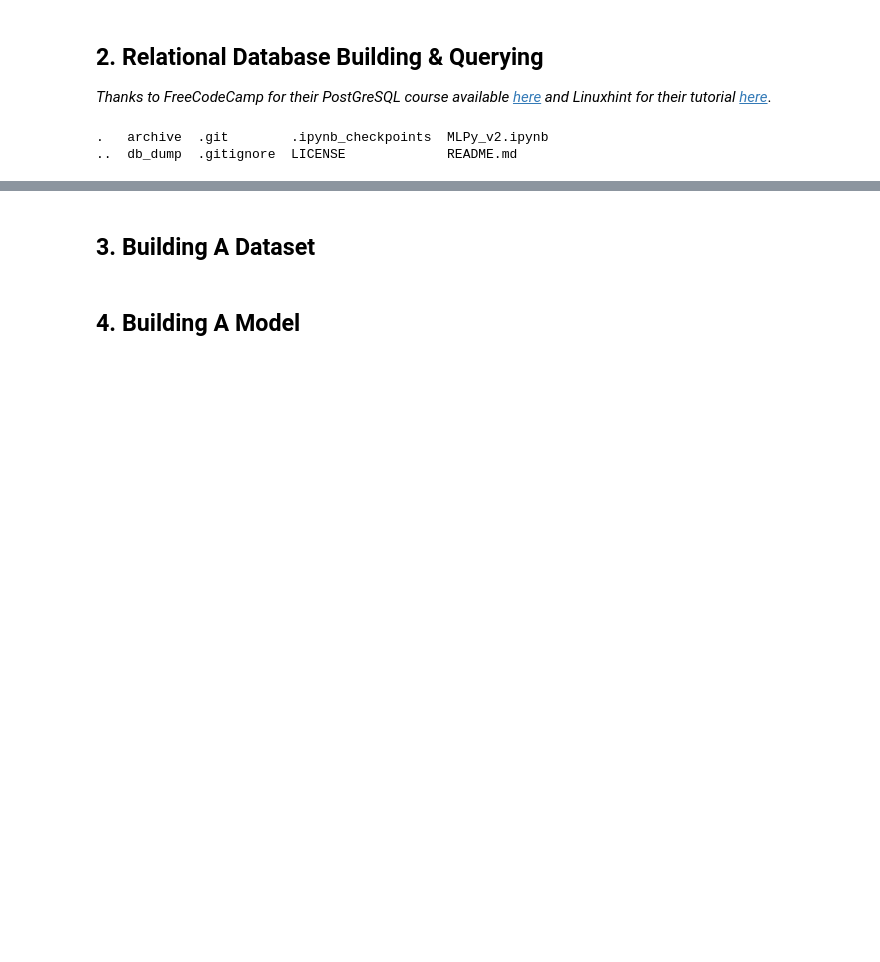
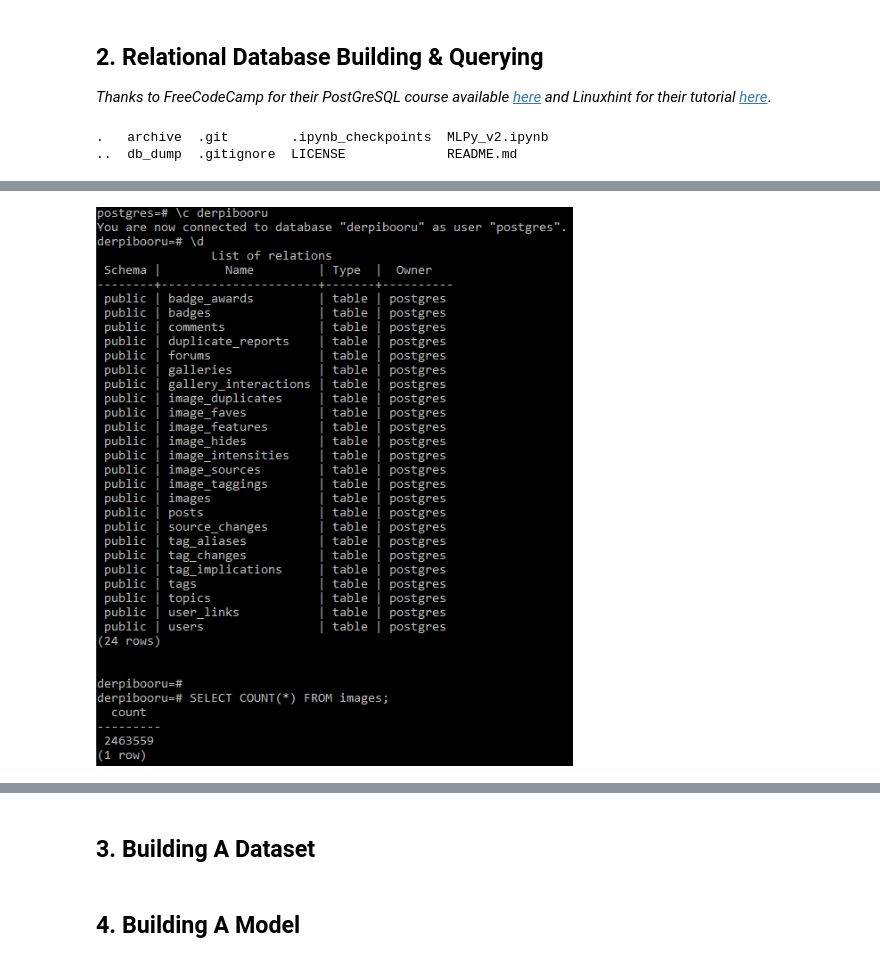
Before and after one commit to LMquentinLR/MLpy, a Jupyter notebook: MLPy_v2.ipynb, the cells around one changed output, grey strips where cells are left out. Cells and saved outputs as stored; diff of their text form; code cells hidden in the pictures; blank space fills up the shorter version.

```diff
--- a/MLPy_v2.ipynb
+++ b/MLPy_v2.ipynb
@@ -95,0 +74,4 @@ SELECT image_format, COUNT(*) FROM images GROUP BY image_format HAVING COUNT(*)
+# %%
+Image("pictures/derpibooru_db1.png") #as at 2020-10-13
+# %% [output]
+[figure, added]
```
Also changed, not shown: parts of 9 cells of this notebook, 3 other files.
